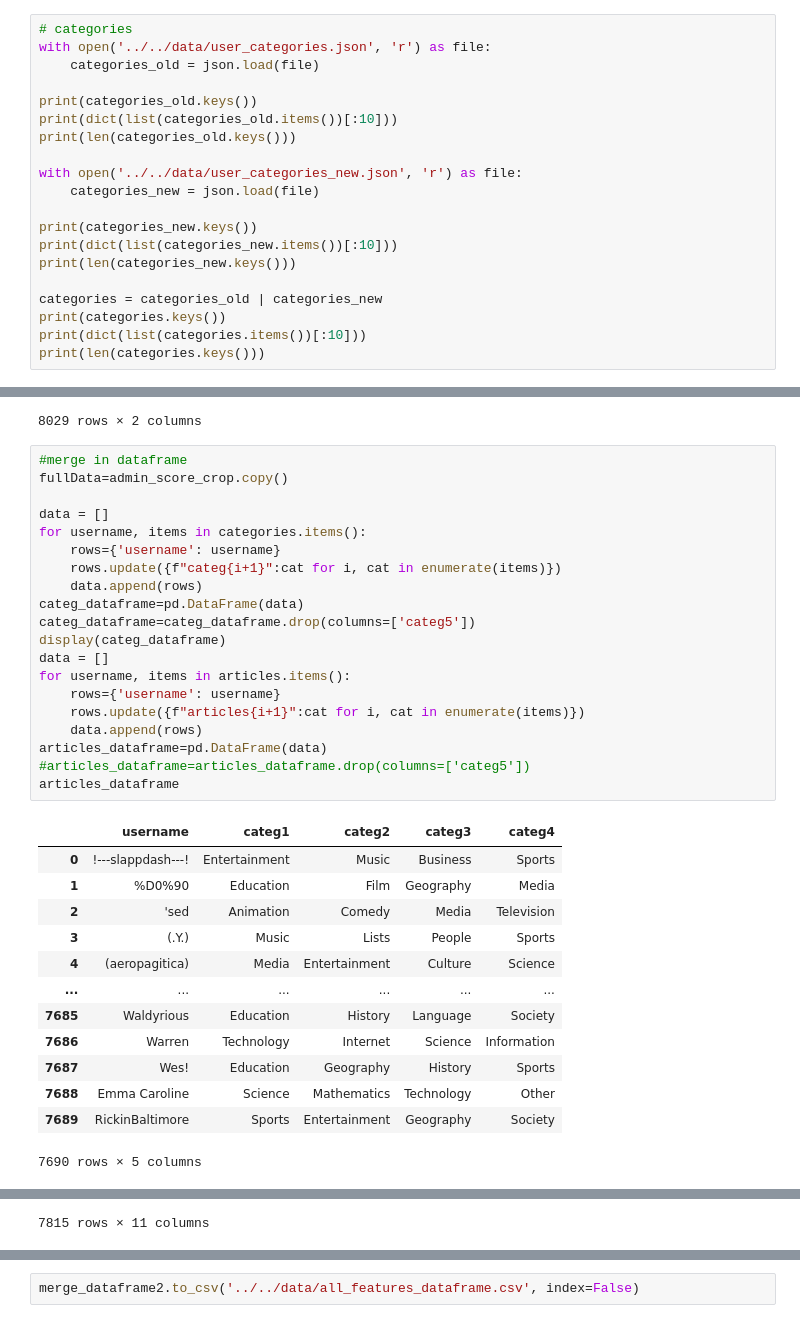
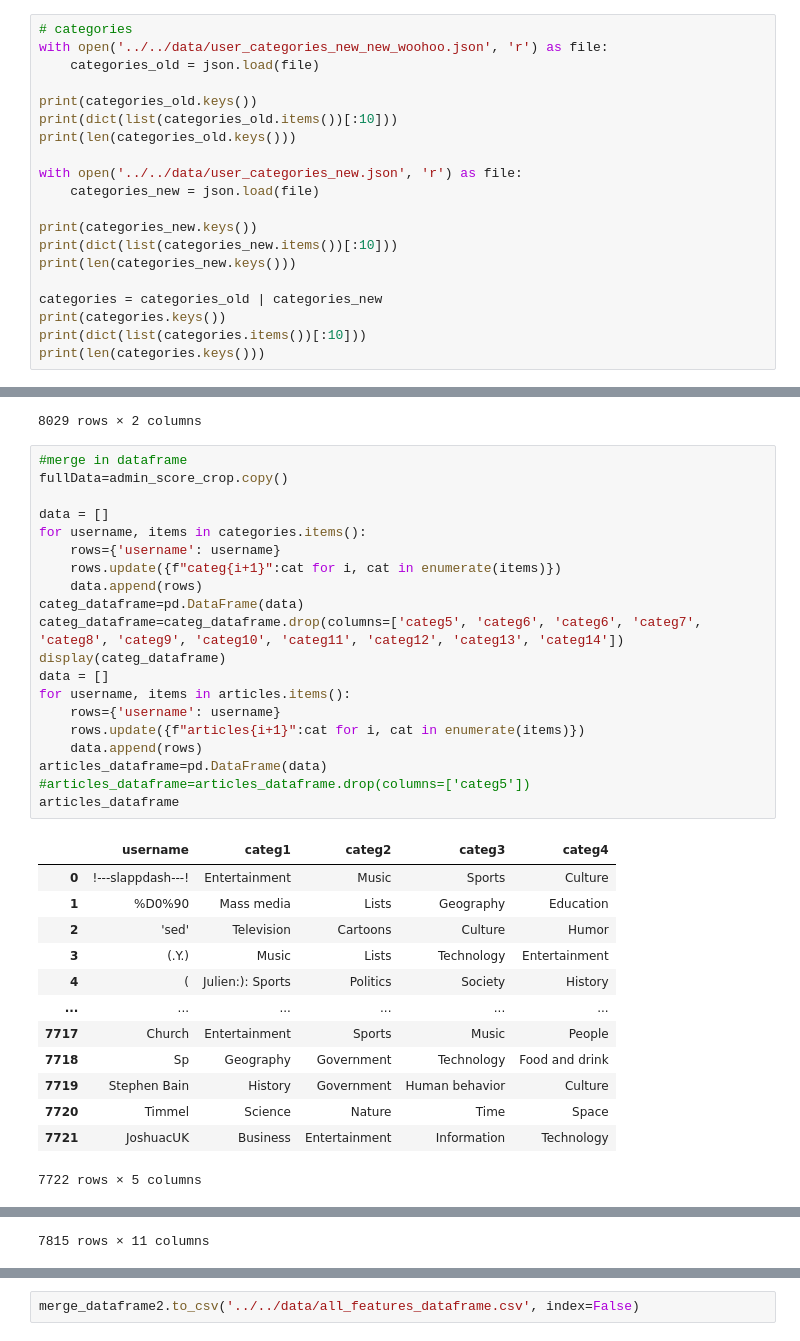
Before and after one commit to epfl-ada/ada-2024-project-supercoolteamname2024, a Jupyter notebook: src/scripts/CleanFilesV2.ipynb, the cells around one changed output, grey strips where cells are left out. Cells and saved outputs as stored; diff of their text form.

```diff
--- a/src/scripts/CleanFilesV2.ipynb
+++ b/src/scripts/CleanFilesV2.ipynb
@@ -25,7 +25,7 @@ dict_keys(['!---slappdash---!', '%D0%90', "'sed", '(.Y.)', '(:Julien:)', '(aerop
 7815
 # %%
 # categories
-with open('../../data/user_categories.json', 'r') as file:
+with open('../../data/user_categories_new_new_woohoo.json', 'r') as file:
     categories_old = json.load(file)
 
 print(categories_old.keys())
@@ -76,37 +76,37 @@ display(admin_score_crop)
 # %%
 #merge in dataframe
 fullData=admin_score_crop.copy()
 
 data = []
 for username, items in categories.items():
     rows={'username': username}
     rows.update({f"categ{i+1}":cat for i, cat in enumerate(items)})
     data.append(rows)
 categ_dataframe=pd.DataFrame(data)
-categ_dataframe=categ_dataframe.drop(columns=['categ5'])
+categ_dataframe=categ_dataframe.drop(columns=['categ5', 'categ6', 'categ6', 'categ7', 'categ8', 'categ9', 'categ10', 'categ11', 'categ12', 'categ13', 'categ14'])
 display(categ_dataframe)
 data = []
 for username, items in articles.items():
     rows={'username': username}
     rows.update({f"articles{i+1}":cat for i, cat in enumerate(items)})
     data.append(rows)
 articles_dataframe=pd.DataFrame(data)
 #articles_dataframe=articles_dataframe.drop(columns=['categ5'])
 articles_dataframe
 # %% [output]
 |  | username | categ1 | categ2 | categ3 | categ4 |
-| 0 | !---slappdash---! | Entertainment | Music | Business | Sports |
-| 1 | %D0%90 | Education | Film | Geography | Media |
-| 2 | 'sed | Animation | Comedy | Media | Television |
-| 3 | (.Y.) | Music | Lists | People | Sports |
-| 4 | (aeropagitica) | Media | Entertainment | Culture | Science |
+| 0 | !---slappdash---! | Entertainment | Music | Sports | Culture |
+| 1 | %D0%90 | Mass media | Lists | Geography | Education |
+| 2 | 'sed' | Television | Cartoons | Culture | Humor |
+| 3 | (.Y.) | Music | Lists | Technology | Entertainment |
+| 4 | ( | Julien:): Sports | Politics | Society | History |
 | ... | ... | ... | ... | ... | ... |
-| 7685 | Waldyrious | Education | History | Language | Society |
-| 7686 | Warren | Technology | Internet | Science | Information |
-| 7687 | Wes! | Education | Geography | History | Sports |
-| 7688 | Emma Caroline | Science | Mathematics | Technology | Other |
-| 7689 | RickinBaltimore | Sports | Entertainment | Geography | Society |
+| 7717 | Church | Entertainment | Sports | Music | People |
+| 7718 | Sp | Geography | Government | Technology | Food and drink |
+| 7719 | Stephen Bain | History | Government | Human behavior | Culture |
+| 7720 | Timmel | Science | Nature | Time | Space |
+| 7721 | JoshuacUK | Business | Entertainment | Information | Technology |
-7690 rows × 5 columns
+7722 rows × 5 columns
 |  | username | articles1 | articles2 | articles3 | articles4 | articles5 | articles6 | articles7 | articles8 | ... |
 | 0 | !---slappdash---! | [Rupture (band), 30] | [The Cobra Group, 22] | [Trasharama A-Go-Go, 19] | [Blood Duster, 12] | [Propagandhi, 3] | [Australian hardcore, 3] | [Brutal Truth, 2] | [Dropdead, 1] | ... |
 | 1 | %D0%90 | [List of Sundance Film Festival a... | [List of films at the 2008 Sundan... | [Weber State University, 18] | [Ogden, Utah, 17] | [2008 Sundance Film Festival, 14] | [List of MyNetworkTV affiliates, 13] | [KTVX, 12] | [List of films at the 2007 Sundan... | ... |
```
Also changed, not shown: parts of 3 cells of this notebook, 2 other files.
